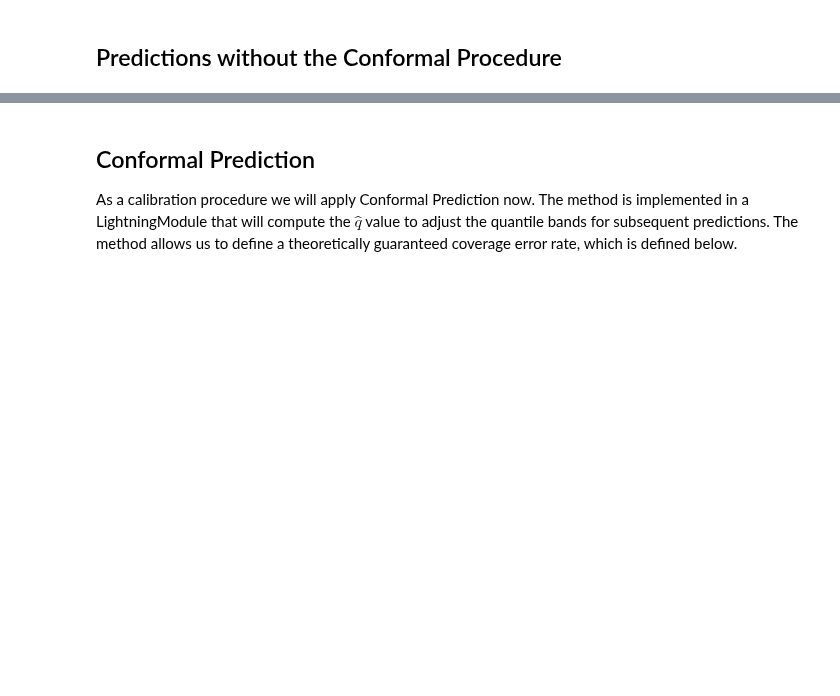
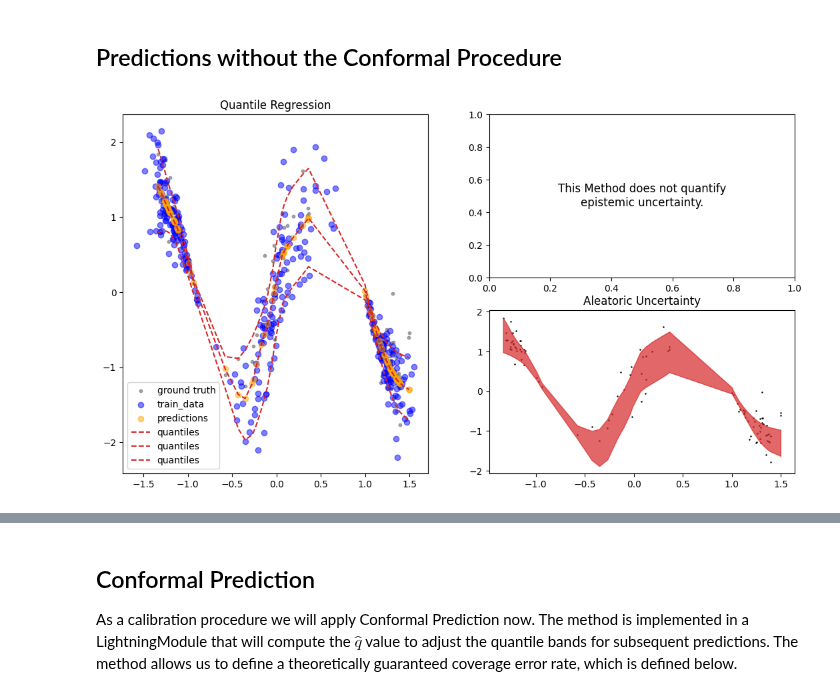
Before and after one commit to lightning-uq-box/lightning-uq-box, a Jupyter notebook: docs/tutorials/regression/conformal_qr.ipynb, the cells around one changed output, grey strips where cells are left out. Saved outputs shown, nothing was run; the diff lists cells and outputs as text; code cells hidden in the pictures; blank space fills up the shorter version.

```diff
--- a/docs/tutorials/regression/conformal_qr.ipynb
+++ b/docs/tutorials/regression/conformal_qr.ipynb
@@ -62,15 +83,30 @@ my_temp_dir = tempfile.mkdtemp()
 
 To demonstrate the method, we will make use of a Toy Regression Example that is defined as a [Lightning Datamodule](https://lightning.ai/docs/pytorch/stable/data/datamodule.html). While this might seem like overkill for a small toy problem, we think it is more helpful how the individual pieces of the library fit together so you can train models on more complex tasks.
 # %%
-dm = ToyHeteroscedasticDatamodule()
+dm = ToyHeteroscedasticDatamodule(n_points=500, calib_fraction=0.2)
 
-X_train, Y_train, train_loader, X_test, Y_test, test_loader = (
+(
+    X_train,
+    Y_train,
+    train_loader,
+    X_test,
+    Y_test,
+    test_loader,
+    X_calib,
+    Y_calib,
+    X_gtext,
+    Y_gtext,
+) = (
     dm.X_train,
     dm.Y_train,
     dm.train_dataloader(),
     dm.X_test,
     dm.Y_test,
     dm.test_dataloader(),
+    dm.X_calib,
+    dm.Y_calib,
+    dm.X_gtext,
+    dm.Y_gtext,
 )
 # %%
 fig = plot_toy_regression_data(X_train, Y_train, X_test, Y_test)
@@ -119,19 +195,21 @@ fig = plot_training_metrics(
 # %% [markdown]
 ## Predictions without the Conformal Procedure
 # %%
-qr_preds = qr_model.predict_step(X_test)
+qr_preds = qr_model.predict_step(X_gtext)
 # %%
 fig = plot_predictions_regression(
     X_train,
     Y_train,
-    X_test,
-    Y_test,
+    X_gtext,
+    Y_gtext,
     qr_preds["pred"],
     pred_quantiles=np.stack(
         [qr_preds["lower_quant"], qr_preds["pred"].squeeze(), qr_preds["upper_quant"]],
         axis=-1,
     ),
     aleatoric=qr_preds["aleatoric_uct"],
     title="Quantile Regression",
 )
+# %% [output]
+[figure, added]
 # %%
```
Also changed, not shown: parts of 13 cells of this notebook, 15 other files.
